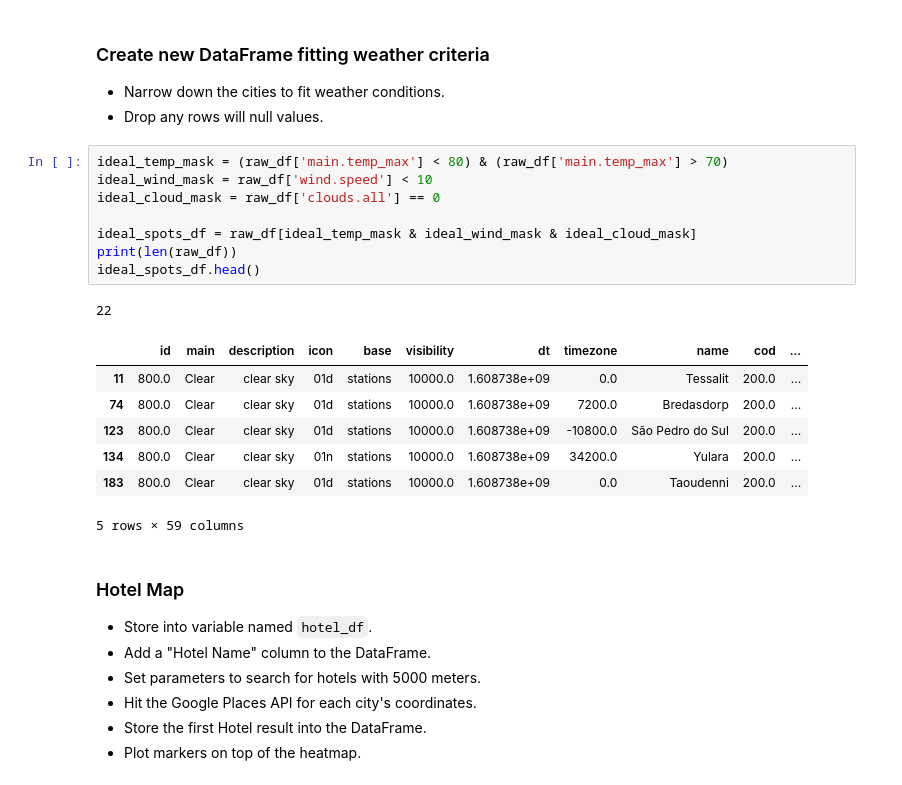
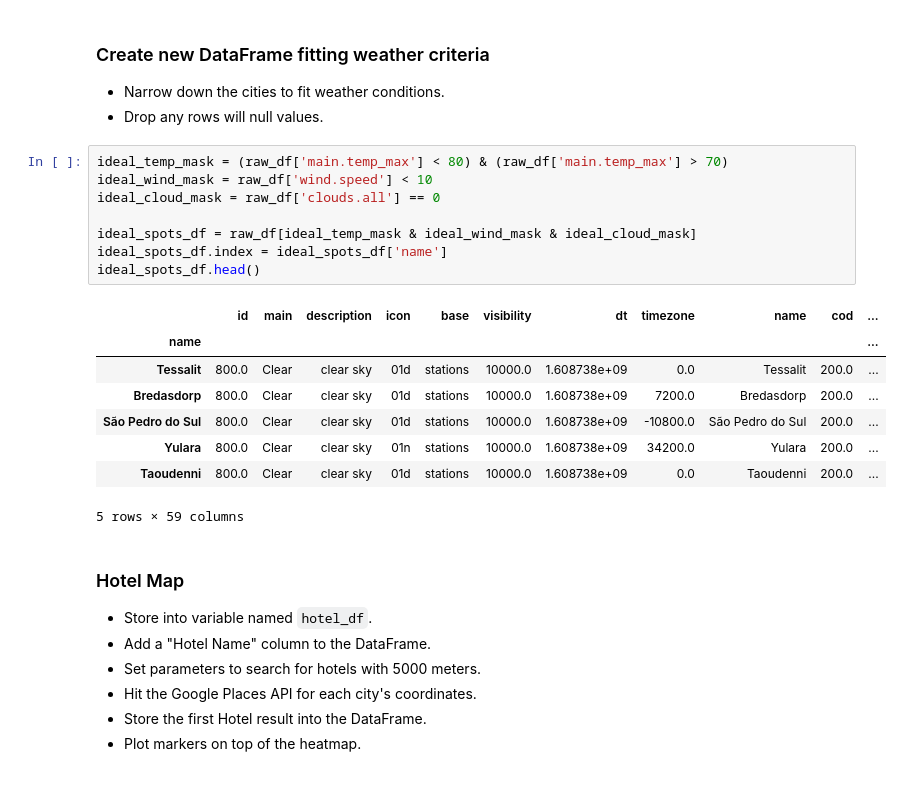
Before and after one commit to reccleston/python-api-challenge, a Jupyter notebook: WeatherPy/VacationPy.ipynb, the cells around one changed output. Cells and saved outputs as stored; diff of their text form.

```diff
--- a/WeatherPy/VacationPy.ipynb
+++ b/WeatherPy/VacationPy.ipynb
@@ -61,20 +61,20 @@ fig
 # %%
 ideal_temp_mask = (raw_df['main.temp_max'] < 80) & (raw_df['main.temp_max'] > 70)
 ideal_wind_mask = raw_df['wind.speed'] < 10
 ideal_cloud_mask = raw_df['clouds.all'] == 0
 
 ideal_spots_df = raw_df[ideal_temp_mask & ideal_wind_mask & ideal_cloud_mask]
-print(len(raw_df))
+ideal_spots_df.index = ideal_spots_df['name']
 ideal_spots_df.head()
 # %% [output]
+|  | id | main | description | icon | base | visibility | dt | timezone | name | cod | ... |
+| name |  |  |  |  |  |  |  |  |  |  | ... |
+| Tessalit | 800.0 | Clear | clear sky | 01d | stations | 10000.0 | 1.608738e+09 | 0.0 | Tessalit | 200.0 | ... |
+| Bredasdorp | 800.0 | Clear | clear sky | 01d | stations | 10000.0 | 1.608738e+09 | 7200.0 | Bredasdorp | 200.0 | ... |
+| São Pedro do Sul | 800.0 | Clear | clear sky | 01d | stations | 10000.0 | 1.608738e+09 | -10800.0 | São Pedro do Sul | 200.0 | ... |
+| Yulara | 800.0 | Clear | clear sky | 01n | stations | 10000.0 | 1.608738e+09 | 34200.0 | Yulara | 200.0 | ... |
+| Taoudenni | 800.0 | Clear | clear sky | 01d | stations | 10000.0 | 1.608738e+09 | 0.0 | Taoudenni | 200.0 | ... |
-22
+5 rows × 59 columns
-|  | id | main | description | icon | base | visibility | dt | timezone | name | cod | ... |
-| 11 | 800.0 | Clear | clear sky | 01d | stations | 10000.0 | 1.608738e+09 | 0.0 | Tessalit | 200.0 | ... |
-| 74 | 800.0 | Clear | clear sky | 01d | stations | 10000.0 | 1.608738e+09 | 7200.0 | Bredasdorp | 200.0 | ... |
-| 123 | 800.0 | Clear | clear sky | 01d | stations | 10000.0 | 1.608738e+09 | -10800.0 | São Pedro do Sul | 200.0 | ... |
-| 134 | 800.0 | Clear | clear sky | 01n | stations | 10000.0 | 1.608738e+09 | 34200.0 | Yulara | 200.0 | ... |
-| 183 | 800.0 | Clear | clear sky | 01d | stations | 10000.0 | 1.608738e+09 | 0.0 | Taoudenni | 200.0 | ... |
-5 rows × 59 columns
 # %% [markdown]
 ### Hotel Map
 * Store into variable named `hotel_df`.
```
Also changed, not shown: parts of 7 cells of this notebook, 3 other files.
